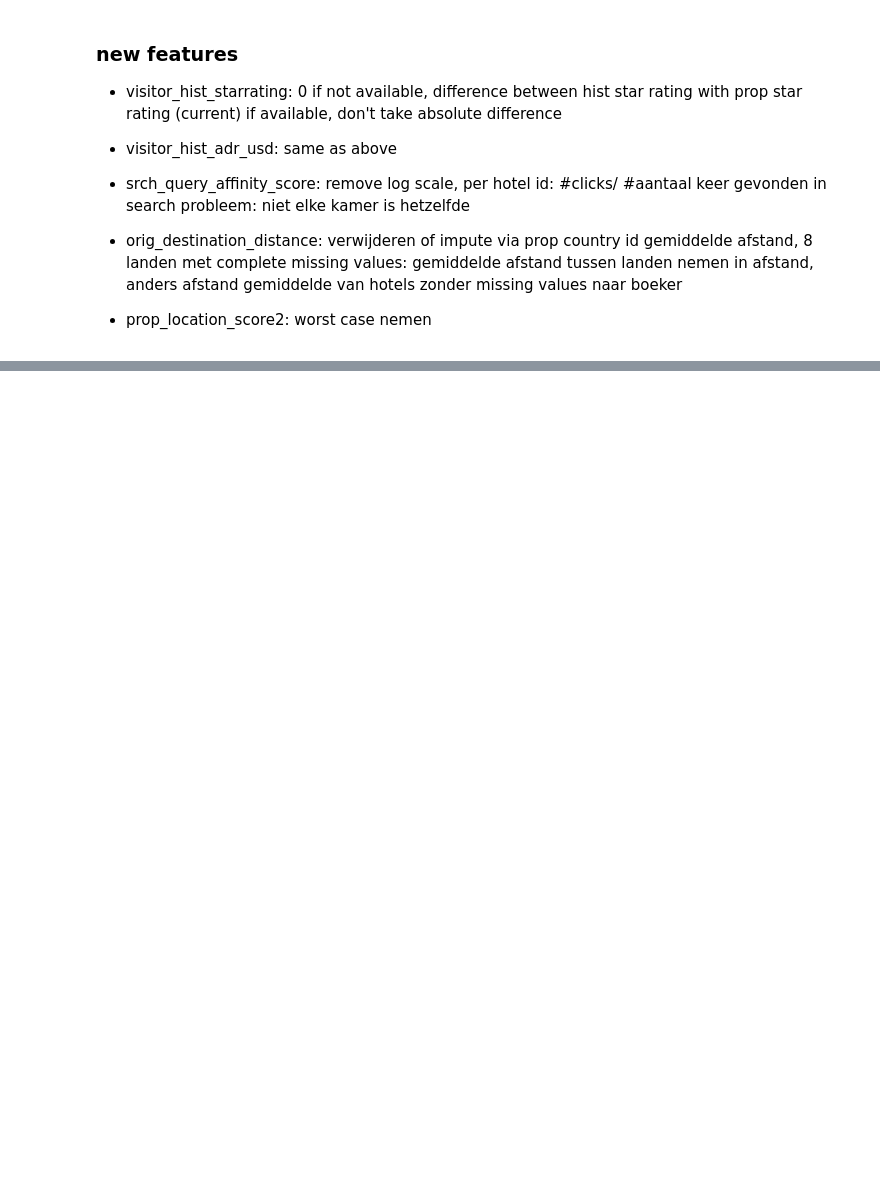
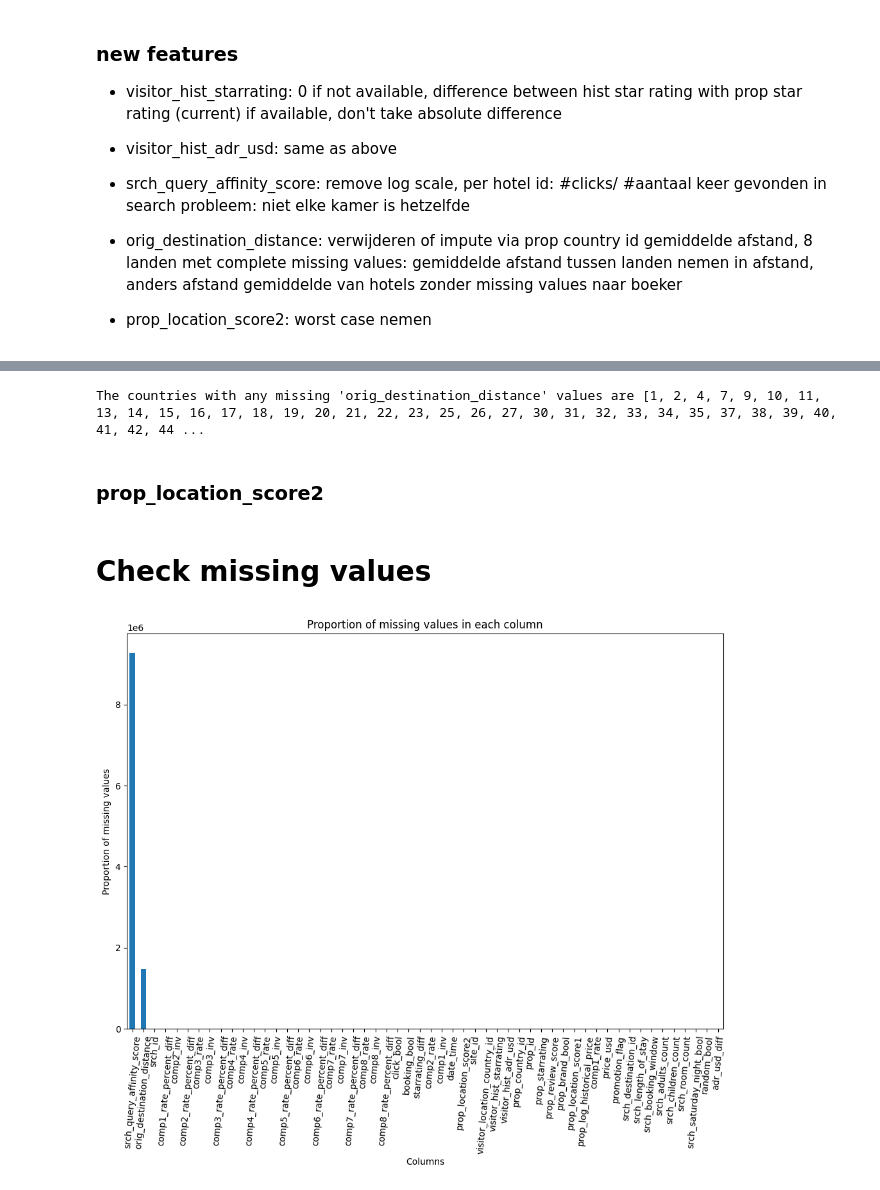
Before and after one commit to jasperlerutte/Data-Mining-2, a Jupyter notebook: feature_engineering/missing_values.ipynb, the cells around one changed output, grey strips where cells are left out. Cells and saved outputs as stored; diff of their text form; code cells hidden in the pictures; blank space fills up the shorter version.

```diff
--- a/feature_engineering/missing_values.ipynb
+++ b/feature_engineering/missing_values.ipynb
@@ -49,0 +274,11 @@ probleem: niet elke kamer is hetzelfde
+# %%
+# 8 landen met complete missing values: gemiddelde afstand tussen landen nemen in afstand,
+#anders afstand gemiddelde van hotels zonder missing values naar boeker
+
+
+#groups the DataFrame by both visitor_location_country_id and prop_country_id.
+#This means that it calculates the mean distance for each combination of visitor's
+#country and property's country. If the orig_destination_distance is still missing after
+#the first line (for example, if all distances for a certain prop_country_id were missing),
+#it is filled with the average distance between the visitor's country and the property's country.
+df_test_train['orig_destination_distance'] = df_test_train.groupby(['visitor_location_country_id', 'prop_country_id'])['orig_destination_distance'].transform(lambda x: x.fillna(x.mean()))
@@ -49,0 +297,8 @@ probleem: niet elke kamer is hetzelfde
+# %%
+#if the mean is still missing take the average distance of of the property's country
+#if the mean is still missing take the average distance of of the visitor's country
+#TODO: choose which one
+
+
+# Fill any remaining missing values with the mean distance for each property's country
+df_test_train['orig_destination_distance'] = df_test_train.groupby('xxxx')['orig_destination_distance'].transform(lambda x: x.fillna(x.mean()))
@@ -49,0 +307,5 @@ probleem: niet elke kamer is hetzelfde
+# %%
+#if we have complete missing values take the average distance there is #TODO: overleg
+
+# Fill any remaining missing values with the overall mean distance
+df_test_train['orig_destination_distance'].fillna(df_test_train['orig_destination_distance'].mean(), inplace=True)
@@ -49,0 +323,12 @@ probleem: niet elke kamer is hetzelfde
+# %%
+#check if any other countries have missing values
+
+# Group by 'prop_country_id' and check if any 'orig_destination_distance' values are missing in each group
+countries_with_any_missing = df_test_train.groupby('prop_country_id')['orig_destination_distance'].apply(lambda x: x.isnull().any())
+
+# Get the countries with any missing 'orig_destination_distance' values
+countries_with_missing_values = countries_with_any_missing[countries_with_any_missing].index.tolist()
+
+print(f"The countries with any missing 'orig_destination_distance' values are {countries_with_missing_values}")
+# %% [output]
+The countries with any missing 'orig_destination_distance' values are [1, 2, 4, 7, 9, 10, 11, 13, 14, 15, 16, 17, 18, 19, 20, 21, 22, 23, 25, 26, 27, 30, 31, 32, 33, 34, 35, 37, 38, 39, 40, 41, 42, 44 ...
@@ -49,0 +338,23 @@ probleem: niet elke kamer is hetzelfde
+# %% [markdown]
+### prop_location_score2
+# %%
+# take the worst case of the column in 'prop_location_score2' if NaN
+df_test_train['prop_location_score2'] = df_test_train['prop_location_score2'].fillna(df_test_train['prop_location_score2'].min())
+# %% [markdown]
+# Check missing values
+# %%
+#plot number of missing values in each column using bar plot matplotlib
+missing_values = df_test_train.isnull().sum().sort_values(ascending=False)
+
+#create barplot
+plt.figure(figsize=(12,8))  # Optional: You can set the figure size
+missing_values.plot(kind='bar')
+
+#rotate the x-axis labels
+plt.xticks(rotation=85)
+plt.title('Proportion of missing values in each column')
+plt.xlabel('Columns')
+plt.ylabel('Proportion of missing values')
+plt.show()
+# %% [output]
+[figure, added]
```
Also changed, not shown: parts of 19 cells of this notebook.
